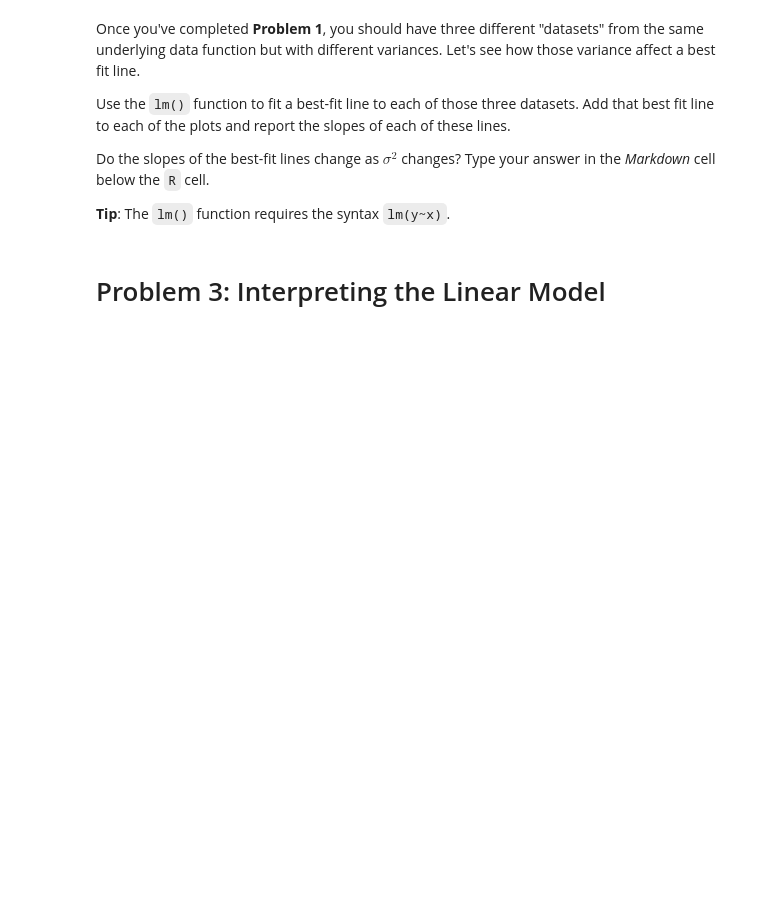
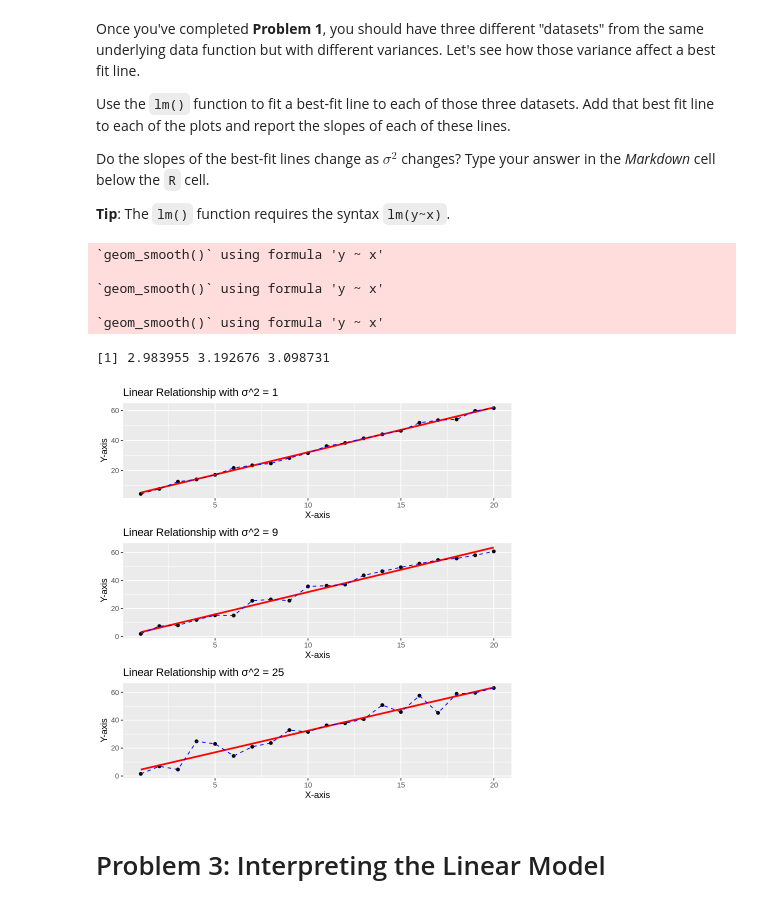
Before and after one commit to dennislamcv1/UniofColStatsModel, a Jupyter notebook: Modern Regression Analysis in R/C1M1_peer_reviewed.ipynb, the cells around one changed output. Saved outputs shown, nothing was run; the diff lists cells and outputs as text; code cells hidden in the pictures; blank space fills up the shorter version.

```diff
--- a/Modern Regression Analysis in R/C1M1_peer_reviewed.ipynb
+++ b/Modern Regression Analysis in R/C1M1_peer_reviewed.ipynb
@@ -71,3 +143,57 @@ Do the slopes of the best-fit lines change as $\sigma^2$ changes? Type your answ
+# %%
+# Load necessary libraries
+library(ggplot2)
+library(gridExtra)
+
+# Set seed for reproducibility
+set.seed(123)
+
+# Define sigma values
+sigma_values <- c(1, 3, 5)
+
+# Create a list to store the plots and slopes
+plots <- list()
+slopes <- numeric(length(sigma_values))
+
+# Loop through each sigma value
+for (i in 1:length(sigma_values)) {
+  sigma <- sigma_values[i]
+
+  # Add random error to y
+  y_error <- y + rnorm(length(x), mean = 0, sd = sigma)
+
+  # Create a data frame
+  data_error <- data.frame(x = x, y = y_error)
+
+  # Fit a linear model
+  model <- lm(y ~ x, data = data_error)
+
+  # Store the slope
+  slopes[i] <- coef(model)[2]
+
+  # Plot with error and best-fit line
+  plots[[i]] <- ggplot(data_error, aes(x = x, y = y)) +
+    geom_point() +
+    geom_smooth(method = "lm", se = FALSE, color = "red") +
+    geom_line(aes(y = y), color = "blue", linetype = "dashed") +
+    ggtitle(paste("Linear Relationship with σ^2 =", sigma^2)) +
+    xlab("X-axis") +
+    ylab("Y-axis")
+}
+
+# Display plots
+grid.arrange(grobs = plots, ncol = 1)
+
+# Report slopes
+slopes
+# %% [output]
+`geom_smooth()` using formula 'y ~ x'
+
+`geom_smooth()` using formula 'y ~ x'
+
+`geom_smooth()` using formula 'y ~ x'
+[1] 2.983955 3.192676 3.098731
+[figure, added]
 # %% [markdown]
 # Problem 3: Interpreting the Linear Model
 # %% [markdown]
```
Also changed, not shown: parts of 16 cells of this notebook, 8 other files.
